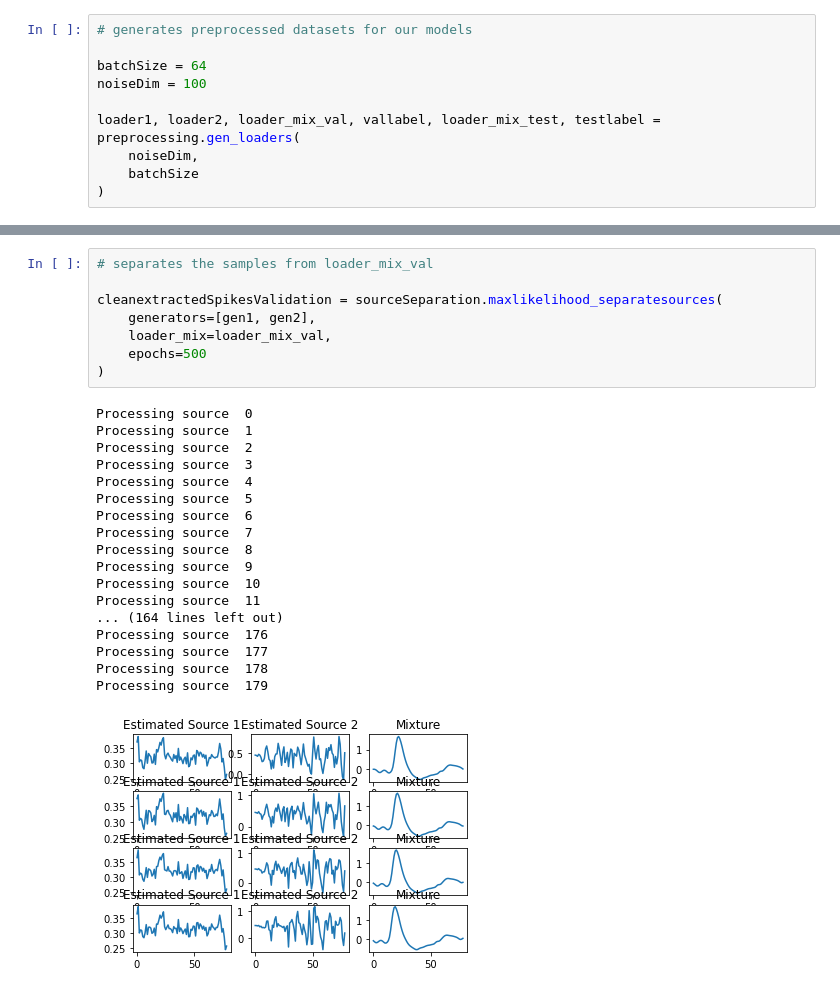
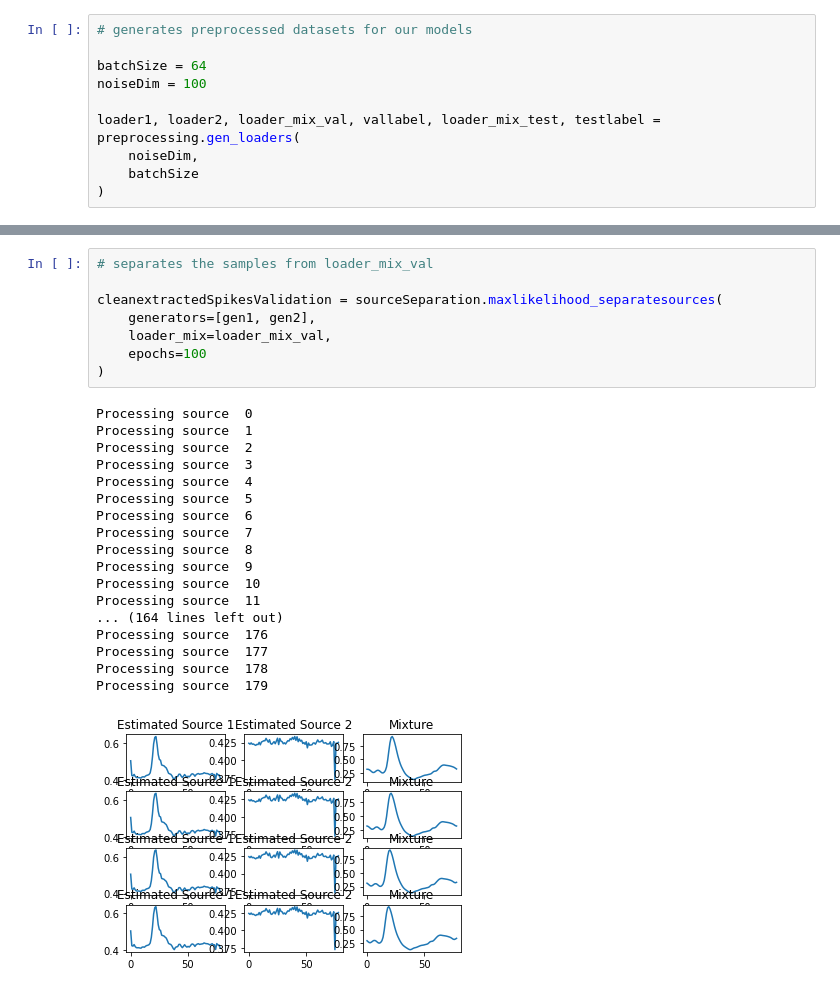
Before and after one commit to AlexDodon/sourceseparation_misc, a Jupyter notebook: time_series.ipynb, the cells around one changed output, grey strips where cells are left out. Drawn from its saved outputs; the diff is of its cells as text.

```diff
--- a/time_series.ipynb
+++ b/time_series.ipynb
@@ -64,27 +74,27 @@ gans.adversarial_trainer(
 # %%
 # separates the samples from loader_mix_val
 
 cleanextractedSpikesValidation = sourceSeparation.maxlikelihood_separatesources(
     generators=[gen1, gen2],
     loader_mix=loader_mix_val,
-    epochs=500
+    epochs=100
 )
 # %% [output]
 Processing source  0
 Processing source  1
 Processing source  2
 Processing source  3
 Processing source  4
 Processing source  5
 Processing source  6
 Processing source  7
 Processing source  8
 Processing source  9
 Processing source  10
 Processing source  11
 ... (164 lines left out)
 Processing source  176
 Processing source  177
 Processing source  178
 Processing source  179
-[figure, old version]
+[figure, new version]
```
Also changed, not shown: parts of 5 cells of this notebook, 3 other files.
